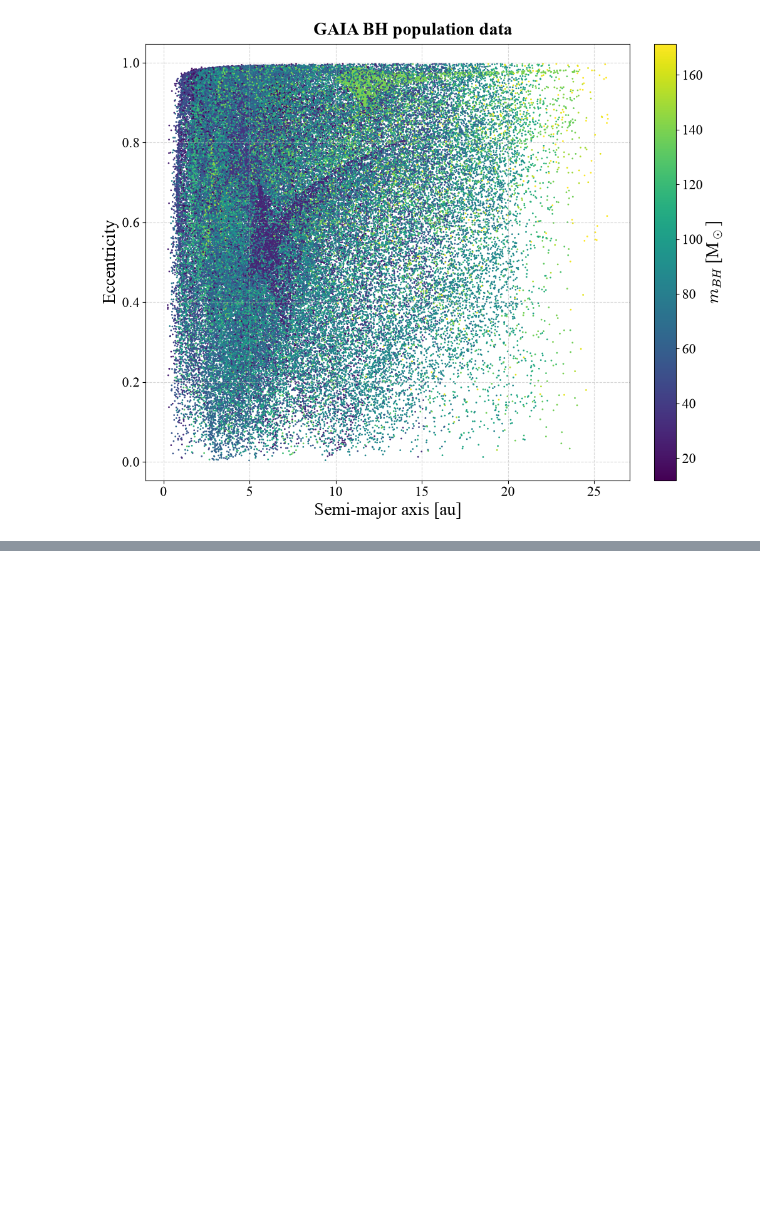
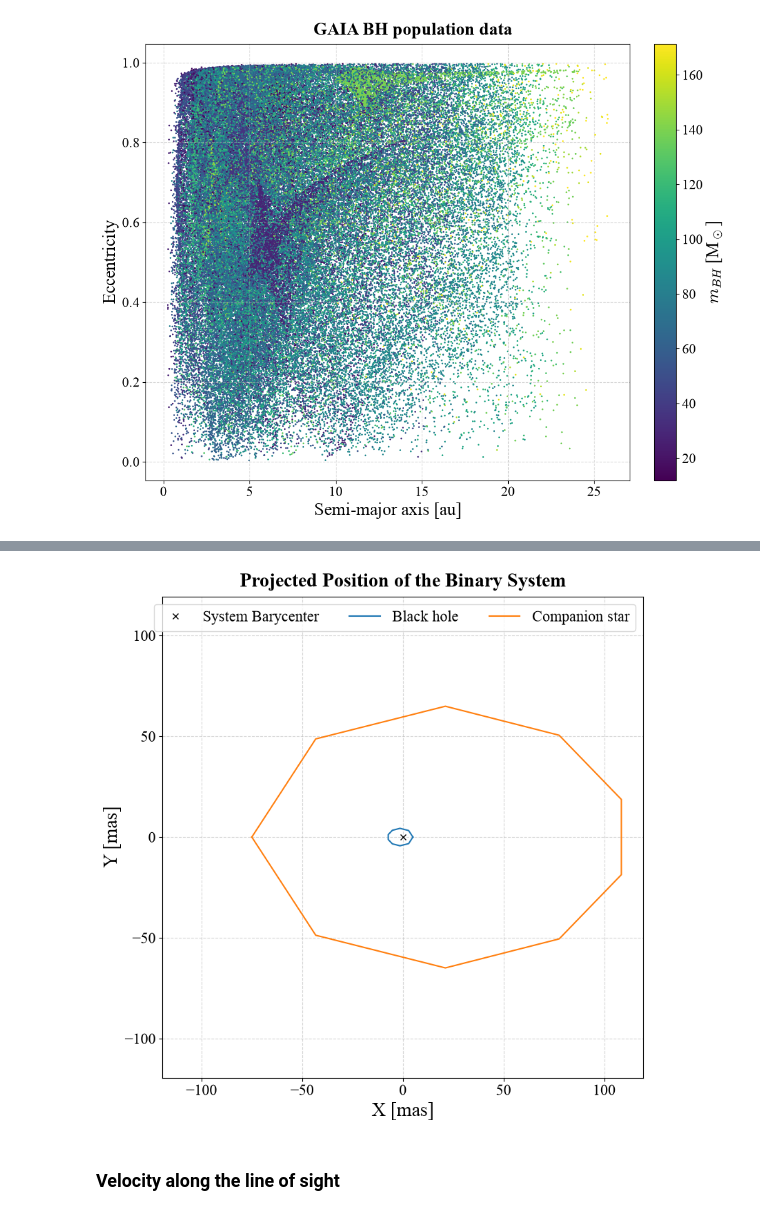
Before and after one commit to saividyud/Second-Year-Project, a Jupyter notebook: GAIAbh_test.ipynb, the cells around one changed output, grey strips where cells are left out. Saved outputs shown, nothing was run; the diff lists cells and outputs as text; code cells hidden in the pictures; blank space fills up the shorter version.

```diff
--- a/GAIAbh_test.ipynb
+++ b/GAIAbh_test.ipynb
@@ -88,0 +490,34 @@ plt.show()
+# %%
+x1_proj, y1_proj = compute_angular_separation(r1_3d, D_SYSTEM)
+x2_proj, y2_proj = compute_angular_separation(r2_3d, D_SYSTEM)
+
+fig = plt.figure()
+fig.set_constrained_layout(True)
+ax = fig.add_subplot()
+
+fig.suptitle('Projected Position of the Binary System')
+
+ax.plot(0, 0, 'x', color='k', label='System Barycenter')
+
+ax.plot(x1_proj, y1_proj, label='Black hole')
+ax.plot(x2_proj, y2_proj, label='Companion star')
+
+max_distance = np.max([np.max(x1_proj), np.max(x2_proj), np.max(y1_proj), np.max(y2_proj)])
+
+ax.set_xlim(-1.1*max_distance, 1.1*max_distance)
+ax.set_ylim(-1.1*max_distance, 1.1*max_distance)
+
+ax.set_xlabel('X [mas]')
+ax.set_ylabel('Y [mas]')
+
+ax.set_aspect('equal')
+
+ax.legend(ncol=3)
+
+ax.grid(True, linestyle='--', alpha=0.5)
+
+plt.show()
+# %% [output]
+[figure, added]
+# %% [markdown]
+### Velocity along the line of sight
```
Also changed, not shown: parts of 31 cells of this notebook.
